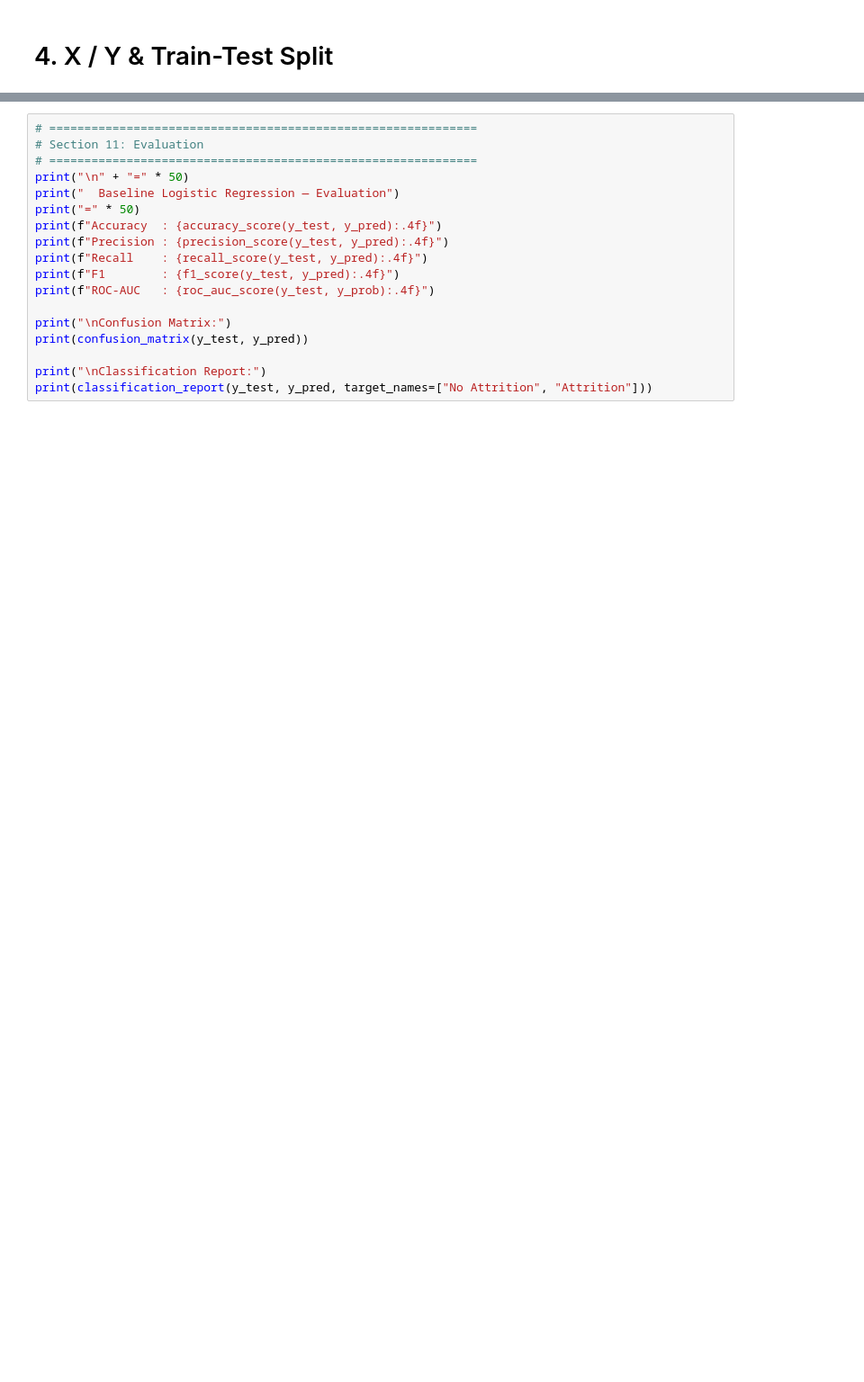
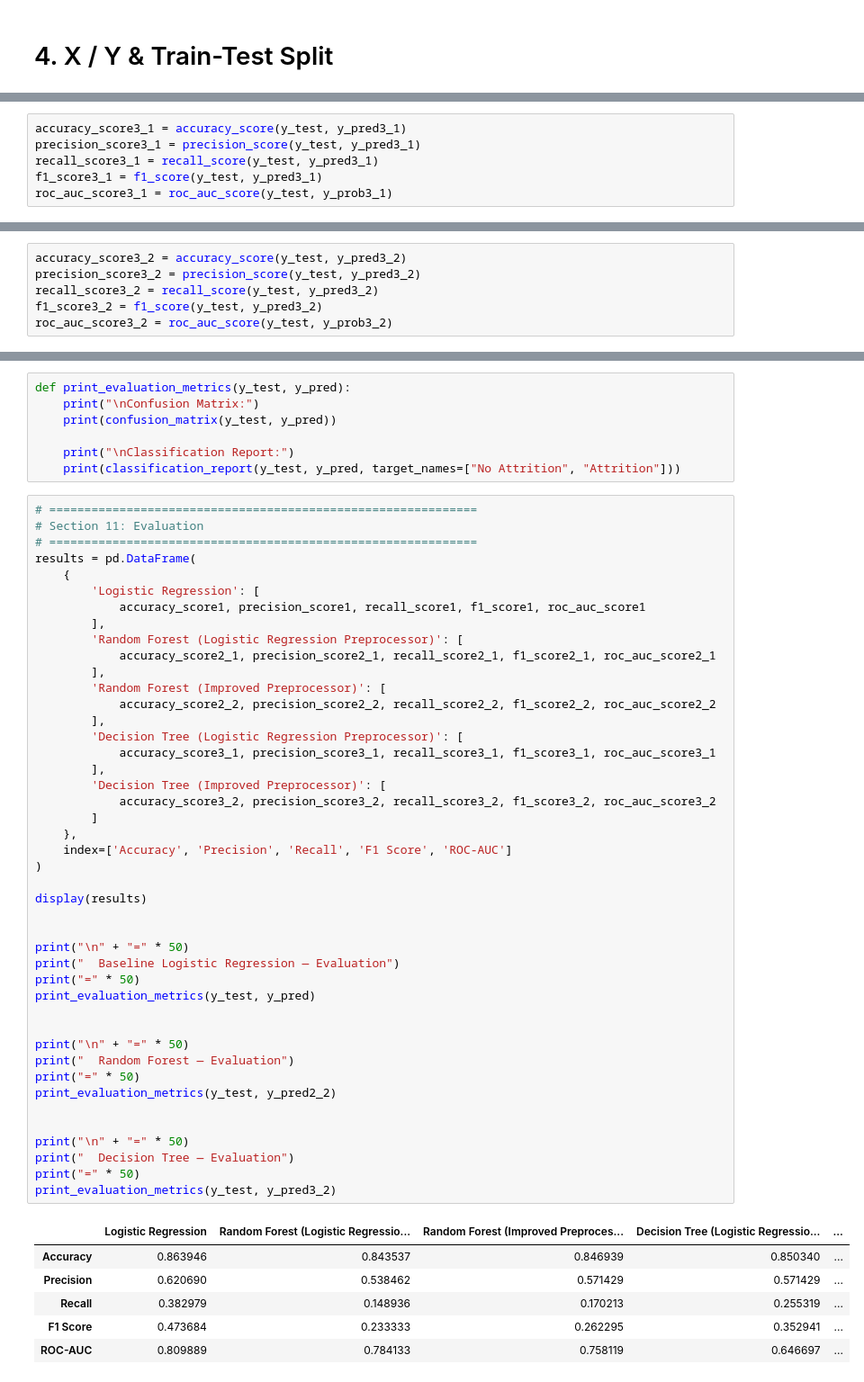
Before and after one commit to Dhruvindave/ML-IBM-HR-Attrition-Prediction, a Jupyter notebook: main.ipynb, the cells around one changed output, grey strips where cells are left out. Shown at 90% size. Cells and saved outputs as stored; diff of their text form; blank space fills up the shorter version.

Commit message:
feat: complete attrition model evaluation and inference

```diff
--- a/main.ipynb
+++ b/main.ipynb
@@ -1688,0 +1774,6 @@ y_prob = model_pipeline.predict_proba(X_test)[:, 1]
+# %%
+accuracy_score3_1 = accuracy_score(y_test, y_pred3_1)
+precision_score3_1 = precision_score(y_test, y_pred3_1)
+recall_score3_1 = recall_score(y_test, y_pred3_1)
+f1_score3_1 = f1_score(y_test, y_pred3_1)
+roc_auc_score3_1 = roc_auc_score(y_test, y_prob3_1)
@@ -1689 +1793,7 @@ y_prob = model_pipeline.predict_proba(X_test)[:, 1]
+# %%
+accuracy_score3_2 = accuracy_score(y_test, y_pred3_2)
+precision_score3_2 = precision_score(y_test, y_pred3_2)
+recall_score3_2 = recall_score(y_test, y_pred3_2)
+f1_score3_2 = f1_score(y_test, y_pred3_2)
+roc_auc_score3_2 = roc_auc_score(y_test, y_prob3_2)
 # %% [markdown]
@@ -1691,18 +1801,58 @@ y_prob = model_pipeline.predict_proba(X_test)[:, 1]
+# %%
+def print_evaluation_metrics(y_test, y_pred):
+    print("\nConfusion Matrix:")
+    print(confusion_matrix(y_test, y_pred))
+
+    print("\nClassification Report:")
+    print(classification_report(y_test, y_pred, target_names=["No Attrition", "Attrition"]))
 # %%
 # =============================================================
 # Section 11: Evaluation
 # =============================================================
+results = pd.DataFrame(
+    {
+        'Logistic Regression': [
+            accuracy_score1, precision_score1, recall_score1, f1_score1, roc_auc_score1
+        ],
+        'Random Forest (Logistic Regression Preprocessor)': [
+            accuracy_score2_1, precision_score2_1, recall_score2_1, f1_score2_1, roc_auc_score2_1
+        ],
+        'Random Forest (Improved Preprocessor)': [
+            accuracy_score2_2, precision_score2_2, recall_score2_2, f1_score2_2, roc_auc_score2_2
+        ],
+        'Decision Tree (Logistic Regression Preprocessor)': [
+            accuracy_score3_1, precision_score3_1, recall_score3_1, f1_score3_1, roc_auc_score3_1
+        ],
+        'Decision Tree (Improved Preprocessor)': [
+            accuracy_score3_2, precision_score3_2, recall_score3_2, f1_score3_2, roc_auc_score3_2
+        ]
+    },
+    index=['Accuracy', 'Precision', 'Recall', 'F1 Score', 'ROC-AUC']
+)
+
+display(results)
+
+
 print("\n" + "=" * 50)
 print("  Baseline Logistic Regression — Evaluation")
 print("=" * 50)
-print(f"Accuracy  : {accuracy_score(y_test, y_pred):.4f}")
-print(f"Precision : {precision_score(y_test, y_pred):.4f}")
-print(f"Recall    : {recall_score(y_test, y_pred):.4f}")
-print(f"F1        : {f1_score(y_test, y_pred):.4f}")
-print(f"ROC-AUC   : {roc_auc_score(y_test, y_prob):.4f}")
+print_evaluation_metrics(y_test, y_pred)
 
-print("\nConfusion Matrix:")
-print(confusion_matrix(y_test, y_pred))
 
-print("\nClassification Report:")
-print(classification_report(y_test, y_pred, target_names=["No Attrition", "Attrition"]))
+print("\n" + "=" * 50)
+print("  Random Forest — Evaluation")
+print("=" * 50)
+print_evaluation_metrics(y_test, y_pred2_2)
+
+
+print("\n" + "=" * 50)
+print("  Decision Tree — Evaluation")
+print("=" * 50)
+print_evaluation_metrics(y_test, y_pred3_2)
+# %% [output]
+|  | Logistic Regression | Random Forest (Logistic Regressio... | Random Forest (Improved Preproces... | Decision Tree (Logistic Regressio... | ... |
+| Accuracy | 0.863946 | 0.843537 | 0.846939 | 0.850340 | ... |
+| Precision | 0.620690 | 0.538462 | 0.571429 | 0.571429 | ... |
+| Recall | 0.382979 | 0.148936 | 0.170213 | 0.255319 | ... |
+| F1 Score | 0.473684 | 0.233333 | 0.262295 | 0.352941 | ... |
+| ROC-AUC | 0.809889 | 0.784133 | 0.758119 | 0.646697 | ... |
```
Also changed, not shown: parts of 51 cells of this notebook.
